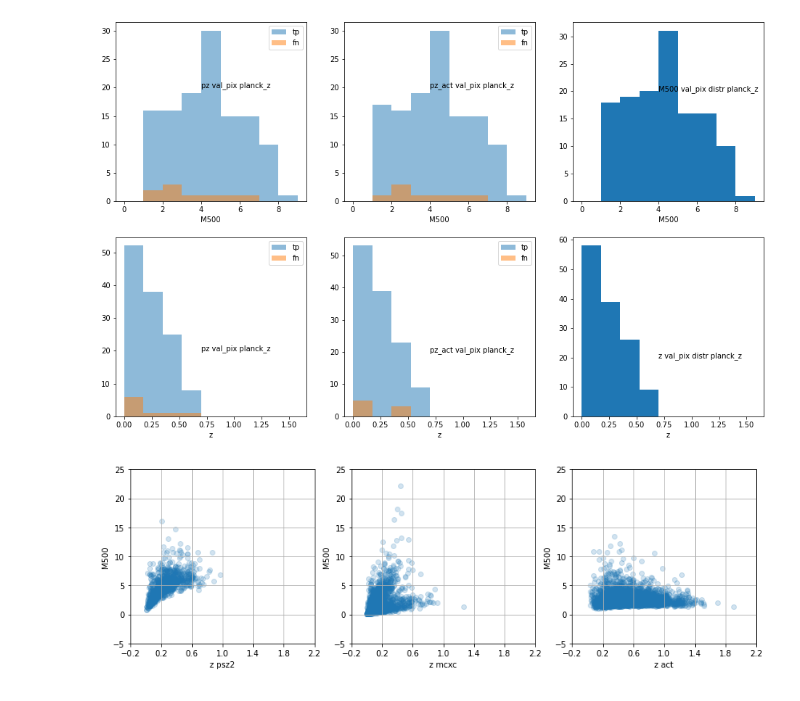
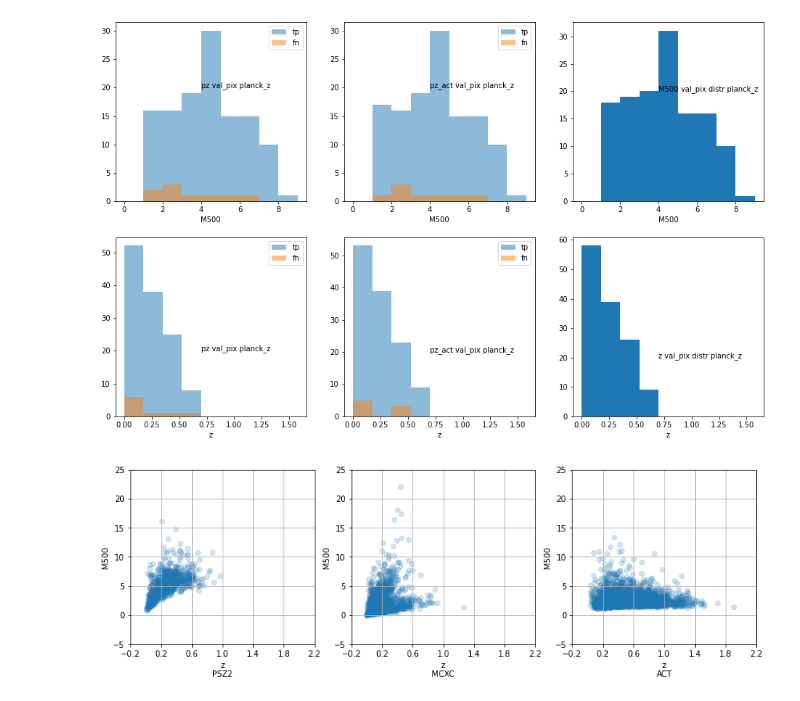
Before and after one commit to rt2122/data-segmentation-2, a Jupyter notebook: visualizations/divide_cat_m500_z.ipynb, the cells around one changed output. Cells and saved outputs as stored; diff of their text form; code cells hidden in the pictures.

```diff
--- a/visualizations/divide_cat_m500_z.ipynb
+++ b/visualizations/divide_cat_m500_z.ipynb
@@ -169,26 +169,26 @@ for j, prm, max_v in zip([0, 1], ['M500', 'z'], [10, 1.75]):
 true_cats = {}
 with fits.open('/home/rt2122/Data/original_catalogs/psz2.fits') as hdul:
     data = hdul[1].data
-    true_cats['psz2'] = Table(data).to_pandas()
+    true_cats['PSZ2'] = Table(data).to_pandas()
 with fits.open('/home/rt2122/Data/original_catalogs/mcxc.fits') as hdul:
     data = hdul[1].data
-    true_cats['mcxc'] = Table(data).to_pandas()
+    true_cats['MCXC'] = Table(data).to_pandas()
 with fits.open('/home/rt2122/Data/original_catalogs/act.fits') as hdul:
     data = hdul[1].data
-    true_cats['act'] = Table(data).to_pandas()
-true_cats['psz2'].rename({'REDSHIFT' : 'z', 'MSZ' : 'M500'}, axis='columns', inplace=True)
-true_cats['mcxc'].rename({'RAdeg' : 'RA', 'DEdeg' : 'DEC'}, axis='columns', inplace=True)
-true_cats['act'].rename({'RADeg' : 'RA', 'decDeg' : 'DEC', 'redshift' : 'z'}, axis='columns', inplace=True)
+    true_cats['ACT'] = Table(data).to_pandas()
+true_cats['PSZ2'].rename({'REDSHIFT' : 'z', 'MSZ' : 'M500'}, axis='columns', inplace=True)
+true_cats['MCXC'].rename({'RAdeg' : 'RA', 'DEdeg' : 'DEC'}, axis='columns', inplace=True)
+true_cats['ACT'].rename({'RADeg' : 'RA', 'decDeg' : 'DEC', 'redshift' : 'z'}, axis='columns', inplace=True)
 # %%
 _, ax = plt.subplots(1, 3, figsize=(14, 4))
-coords = {'psz2' : [0.8, 4], 'mcxc' : [1, 5], 'act' : [1.5, 4]}
+coords = {'PSZ2' : [0.8, 4], 'MCXC' : [1, 5], 'ACT' : [1.5, 4]}
 for i, cat in enumerate(true_cats):
     true_cats[cat] = true_cats[cat][true_cats[cat] != -1]
     ax[i].scatter(true_cats[cat]['z'], true_cats[cat]['M500'], alpha=0.2)
-    ax[i].set_xlabel('z'+ ' '+cat)
+    ax[i].set_xlabel('z'+ '\n'+cat)
     ax[i].set_ylabel('M500')
     ax[i].set_xticks(np.arange(-0.2, 2.2, 0.4))
     ax[i].set_yticks(np.arange(-5, 26, 5))
     ax[i].grid()
 # %% [output]
-[figure, old version]
+[figure, new version]
```
Also changed, not shown: parts of 3 cells of this notebook.
